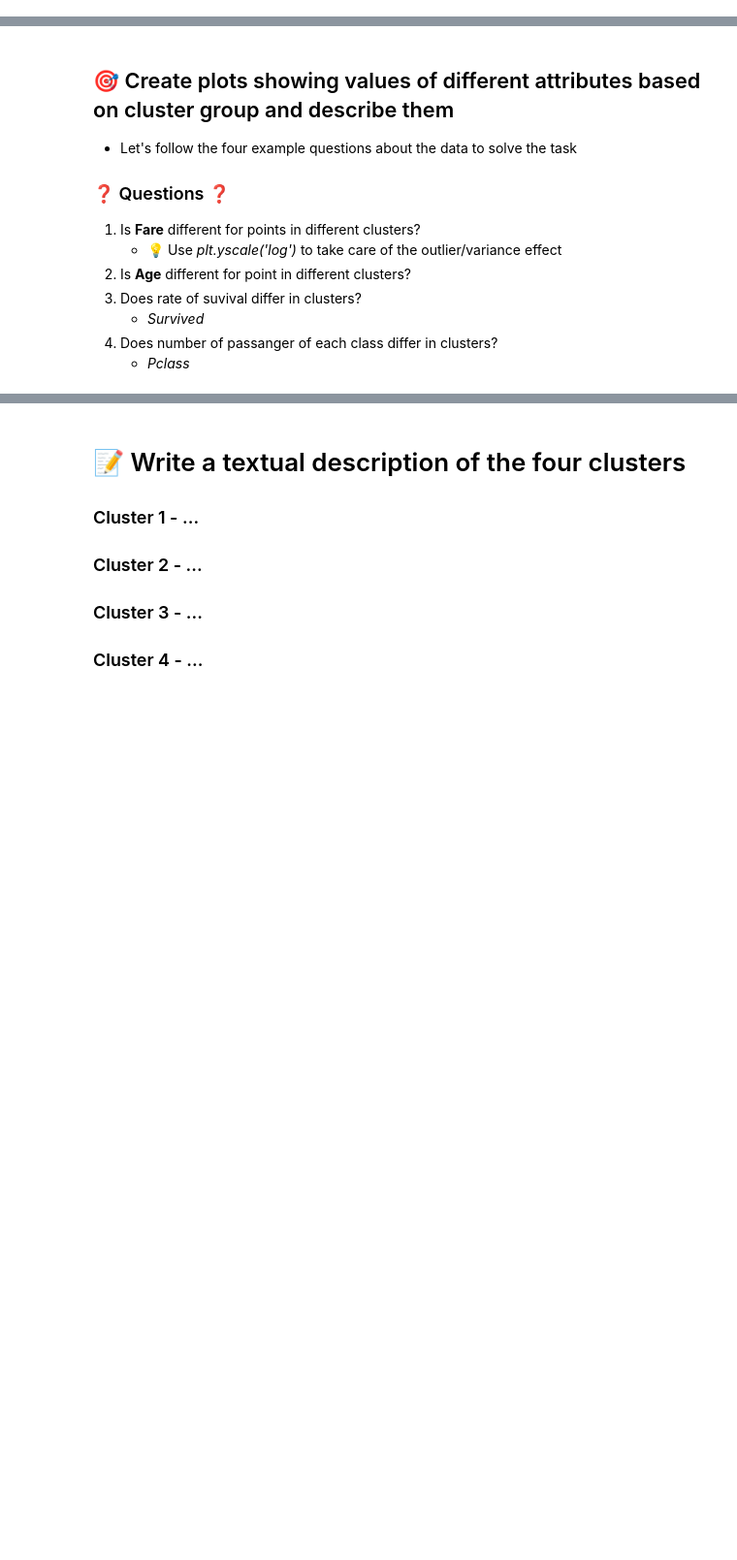
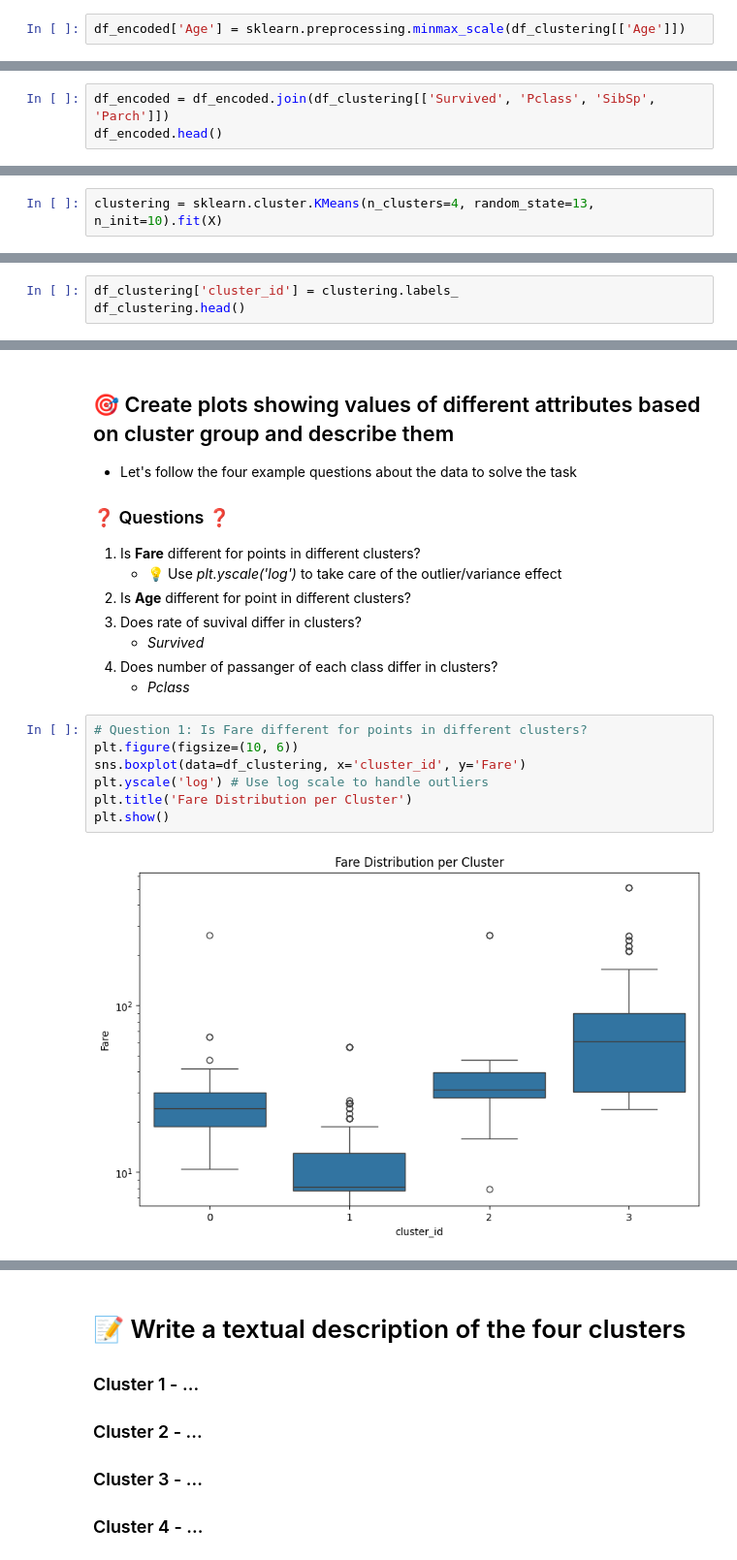
Before and after one commit to deenyse/VSB_ZSU, a Jupyter notebook: fml_04.ipynb, the cells around one changed output, grey strips where cells are left out. Shown at 97% size. Saved outputs shown, nothing was run; the diff lists cells and outputs as text; blank space fills up the shorter version.

```diff
--- a/fml_04.ipynb
+++ b/fml_04.ipynb
@@ -279,5 +336,10 @@ sns.displot(df_encoded.Fare, bins=20)
 # %% [markdown]
 ## Scale the *Age* using MinMax scaler
 * `sklearn.preprocessing.minmax_scale`
+# %%
+df_encoded['Age'] = sklearn.preprocessing.minmax_scale(df_clustering[['Age']])
 # %% [markdown]
 ## Join the *df_encoded* and *['Survived', 'Pclass', 'SibSp', 'Parch']* features
+# %%
+df_encoded = df_encoded.join(df_clustering[['Survived', 'Pclass', 'SibSp', 'Parch']])
+df_encoded.head()
@@ -328,5 +416,7 @@ sns.lineplot(data = df_clustering_scores, y='silhouette', x='k')
 # 🔎 What is the probable number of clusters in the data?
 # %% [markdown]
 ## Let's try to analyze the data assigned into **4** clusters
+# %%
+clustering = sklearn.cluster.KMeans(n_clusters=4, random_state=13, n_init=10).fit(X)
 # %% [markdown]
 ## How big are our clusters? How many 0, 1, .. are in *labels_* property?
@@ -334,3 +434,6 @@ sns.lineplot(data = df_clustering_scores, y='silhouette', x='k')
 # 📒 Explore clusters
 * Try to use cluster information for exploration analysis of our data
     * Create new feature *cluster_id* with the *labels_* property data
+# %%
+df_clustering['cluster_id'] = clustering.labels_
+df_clustering.head()
@@ -350,3 +469,12 @@ sns.countplot(data=df_clustering, x='cluster_id')
     * *Survived*
 4. Does number of passanger of each class differ in clusters?
     * *Pclass*
+# %%
+# Question 1: Is Fare different for points in different clusters?
+plt.figure(figsize=(10, 6))
+sns.boxplot(data=df_clustering, x='cluster_id', y='Fare')
+plt.yscale('log') # Use log scale to handle outliers
+plt.title('Fare Distribution per Cluster')
+plt.show()
+# %% [output]
+[figure, added]
```
Also changed, not shown: parts of 25 cells of this notebook.
